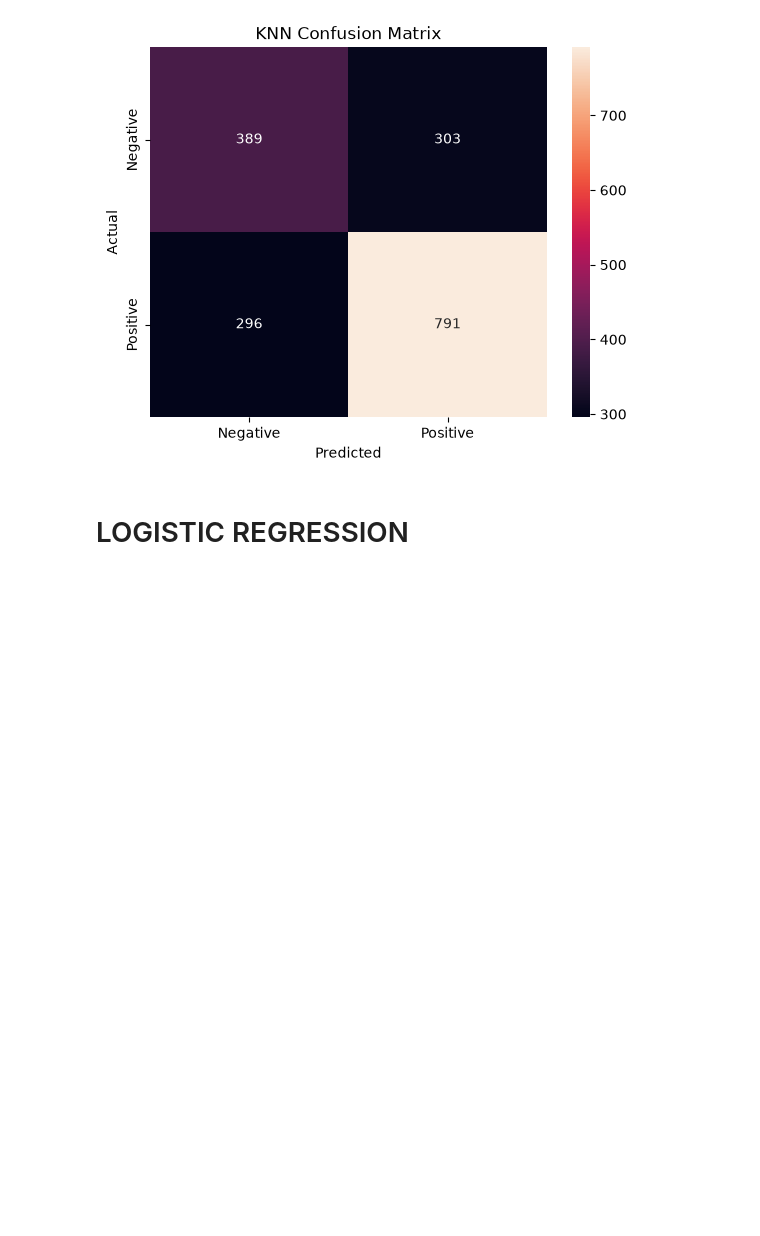
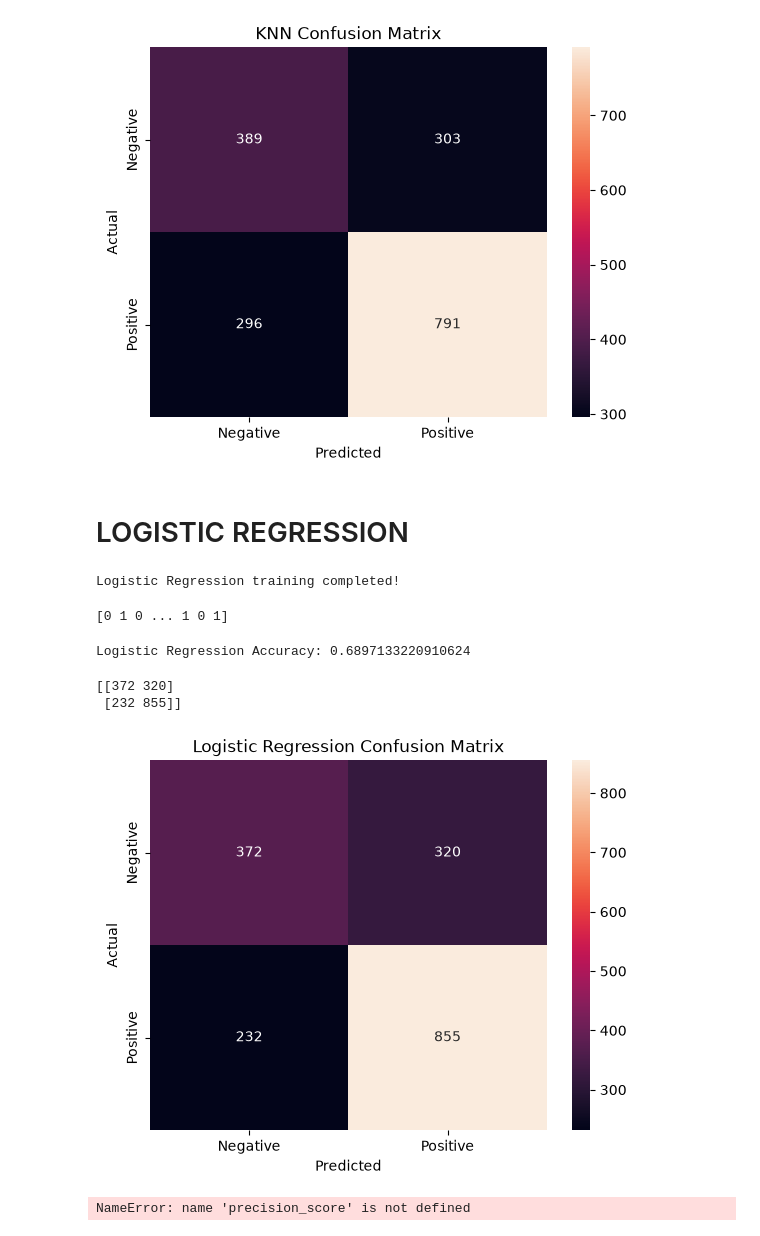
Before and after one commit to vinodh0512/ml-hcl, a Jupyter notebook: ex-5/corana/corona.ipynb, the cells around one changed output. Cells and saved outputs as stored; diff of their text form; code cells hidden in the pictures; blank space fills up the shorter version.

Commit message:
knn vs log (corona)

```diff
--- a/ex-5/corana/coranalogisticregression.ipynb
+++ b/ex-5/corana/corona.ipynb
@@ -27,6 +27,8 @@ import pandas as pd
 import numpy as np
 import matplotlib.pyplot as plt
 import seaborn as sns
+# %%
+df = pd.read_csv("corona_tested_individuals.csv")
 # %%
 df.head()
 # %% [output]
@@ -474,3 +476,75 @@ plt.show()
 [figure]
 # %% [markdown]
 # LOGISTIC REGRESSION
+# %%
+from sklearn.linear_model import LogisticRegression
+
+log_model = LogisticRegression(random_state=42)
+
+log_model.fit(X_train_scaled, y_train)
+
+print("Logistic Regression training completed!")
+# %% [output]
+Logistic Regression training completed!
+# %%
+y_pred_log = log_model.predict(X_test_scaled)
+
+print(y_pred_log)
+# %% [output]
+[0 1 0 ... 1 0 1]
+# %%
+from sklearn.metrics import accuracy_score
+
+accuracy_log = accuracy_score(y_test, y_pred_log)
+
+print("Logistic Regression Accuracy:", accuracy_log)
+# %% [output]
+Logistic Regression Accuracy: 0.6897133220910624
+# %%
+from sklearn.metrics import confusion_matrix
+
+cm_log = confusion_matrix(y_test, y_pred_log)
+
+print(cm_log)
+# %% [output]
+[[372 320]
+ [232 855]]
+# %%
+sns.heatmap(
+    cm_log,
+    annot=True,
+    fmt="d",
+    xticklabels=["Negative", "Positive"],
+    yticklabels=["Negative", "Positive"]
+)
+
+plt.xlabel("Predicted")
+plt.ylabel("Actual")
+plt.title("Logistic Regression Confusion Matrix")
+plt.show()
+# %% [output]
+[figure, added]
+# %%
+comparison = pd.DataFrame({
+    "Model": ["KNN", "Logistic Regression"],
+    "Accuracy": [
+        accuracy_score(y_test, y_pred),
+        accuracy_score(y_test, y_pred_log)
+    ],
+    "Precision": [
+        precision_score(y_test, y_pred),
+        precision_score(y_test, y_pred_log)
+    ],
+    "Recall": [
+        recall_score(y_test, y_pred),
+        recall_score(y_test, y_pred_log)
+    ],
+    "F1 Score": [
+        f1_score(y_test, y_pred),
+        f1_score(y_test, y_pred_log)
+    ]
+})
+
+comparison
+# %% [output]
+NameError: name 'precision_score' is not defined
```
